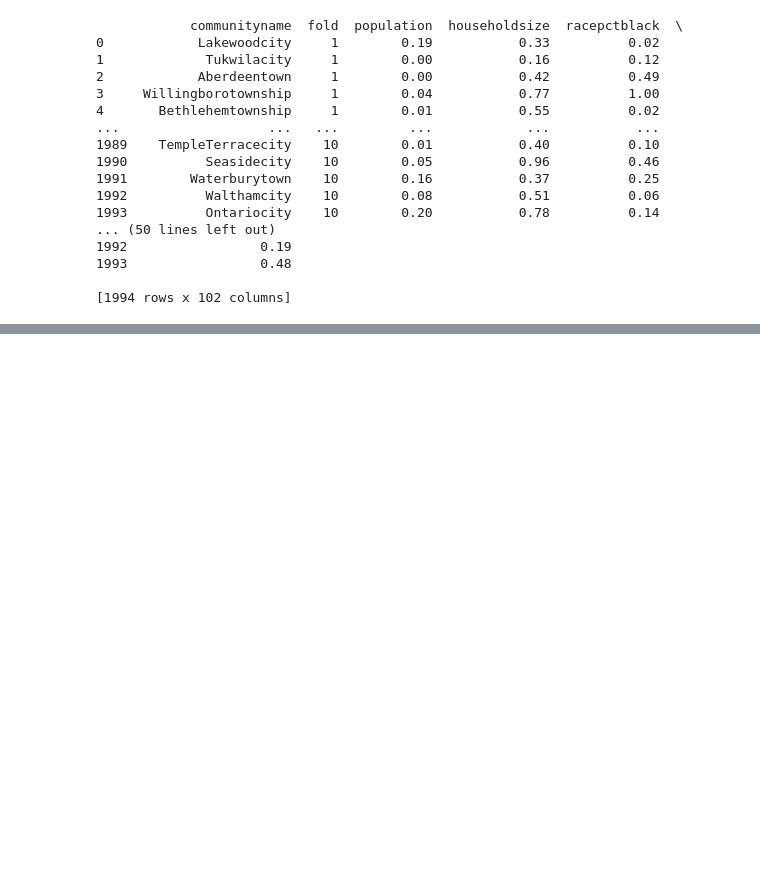
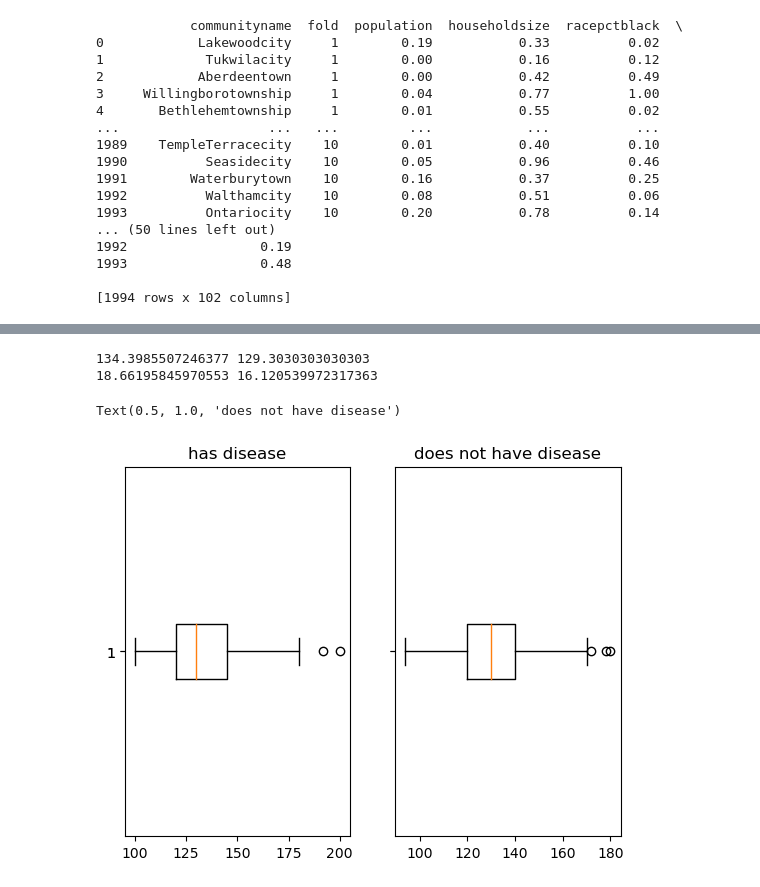
Before and after one commit to zhou0163/Week4, a Jupyter notebook: Lab4.ipynb, the cells around one changed output, grey strips where cells are left out. Saved outputs shown, nothing was run; the diff lists cells and outputs as text; code cells hidden in the pictures; blank space fills up the shorter version.

```diff
--- a/Lab4.ipynb
+++ b/Lab4.ipynb
@@ -55,0 +59,3 @@ for y_col in y_columns:
+# %%
+f = pd.read_csv("heart.csv")
+print(f)
@@ -55,0 +80,6 @@ for y_col in y_columns:
+# %%
+type_dict = {int('0') : str('female'), int('1') : str('male')}
+f['gender'] = f['sex'].map(type_dict)
+type_dict2 = {int('0') : str('has heart disease'), int('1') : str('does not have heart disease')}
+f['hasHeartDisease'] = f['target'].map(type_dict2)
+f.describe()
@@ -55,0 +96,21 @@ for y_col in y_columns:
+# %%
+h_d1 = f.trestbps.loc[f.hasHeartDisease == 'has heart disease']
+h_d2 = f.trestbps.loc[f.hasHeartDisease == 'does not have heart disease']
+mean1 = np.mean(h_d1)
+std1 = np.std(h_d1)
+mean2 = np.mean(h_d2)
+std2 = np.std(h_d2)
+print(mean1, mean2)
+print(std1, std2)
+# %% [output]
+134.3985507246377 129.3030303030303
+18.66195845970553 16.120539972317363
+# %%
+fig, axs = plt.subplots(ncols=2,sharey=True)
+axs[0].boxplot(h_d1, vert = False)
+axs[0].set_title('has disease')
+axs[1].boxplot(h_d2, vert = False)
+axs[1].set_title('does not have disease')
+# %% [output]
+Text(0.5, 1.0, 'does not have disease')
+[figure, added]
```
Also changed, not shown: parts of 12 cells of this notebook, 2 other files.
